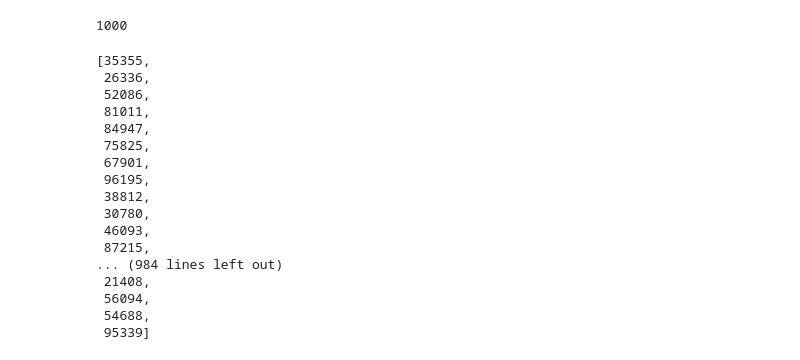
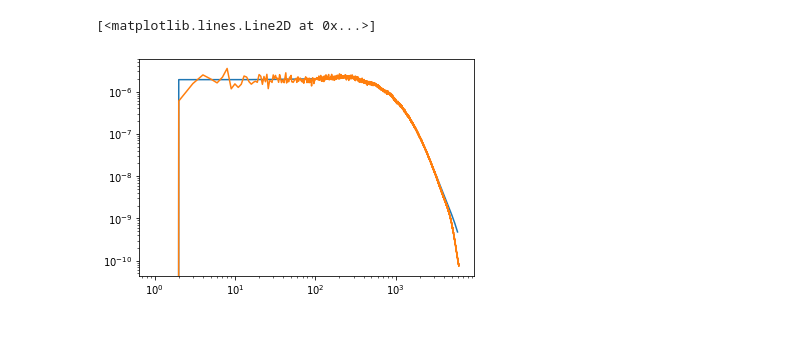
Before and after one commit to antolonappan/s4bird, a Jupyter notebook: Notebooks/Lensing_sims.ipynb, the cells around one changed output. Saved outputs shown, nothing was run; the diff lists cells and outputs as text; code cells hidden in the pictures; blank space fills up the shorter version.

```diff
--- a/Notebooks/Lensing_sims.ipynb
+++ b/Notebooks/Lensing_sims.ipynb
@@ -237,24 +214,6 @@ for x in seeds:
-# %%
-len(seeds)
-# %% [output]
-1000
 # %%
-seeds
+pl.loglog(cl_len['bb'])
+pl.loglog(hp.alm2cl(blm_len))
 # %% [output]
-[35355,
- 26336,
- 52086,
- 81011,
- 84947,
- 75825,
- 67901,
- 96195,
- 38812,
- 30780,
- 46093,
- 87215,
-... (984 lines left out)
- 21408,
- 56094,
- 54688,
- 95339]
+[<matplotlib.lines.Line2D at 0x...>]
+[figure, added]
```
Also changed, not shown: parts of 18 cells of this notebook, 3 other files.
